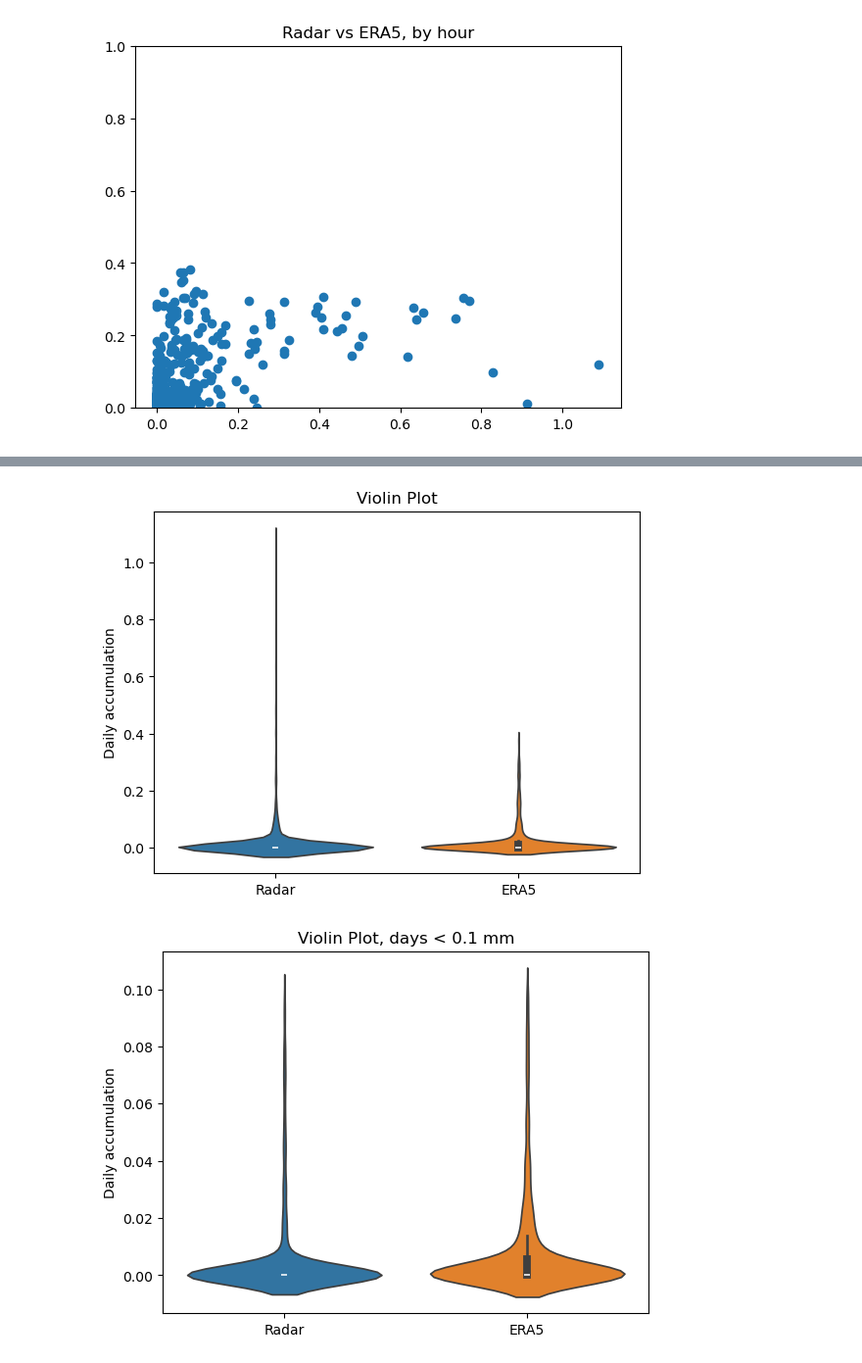
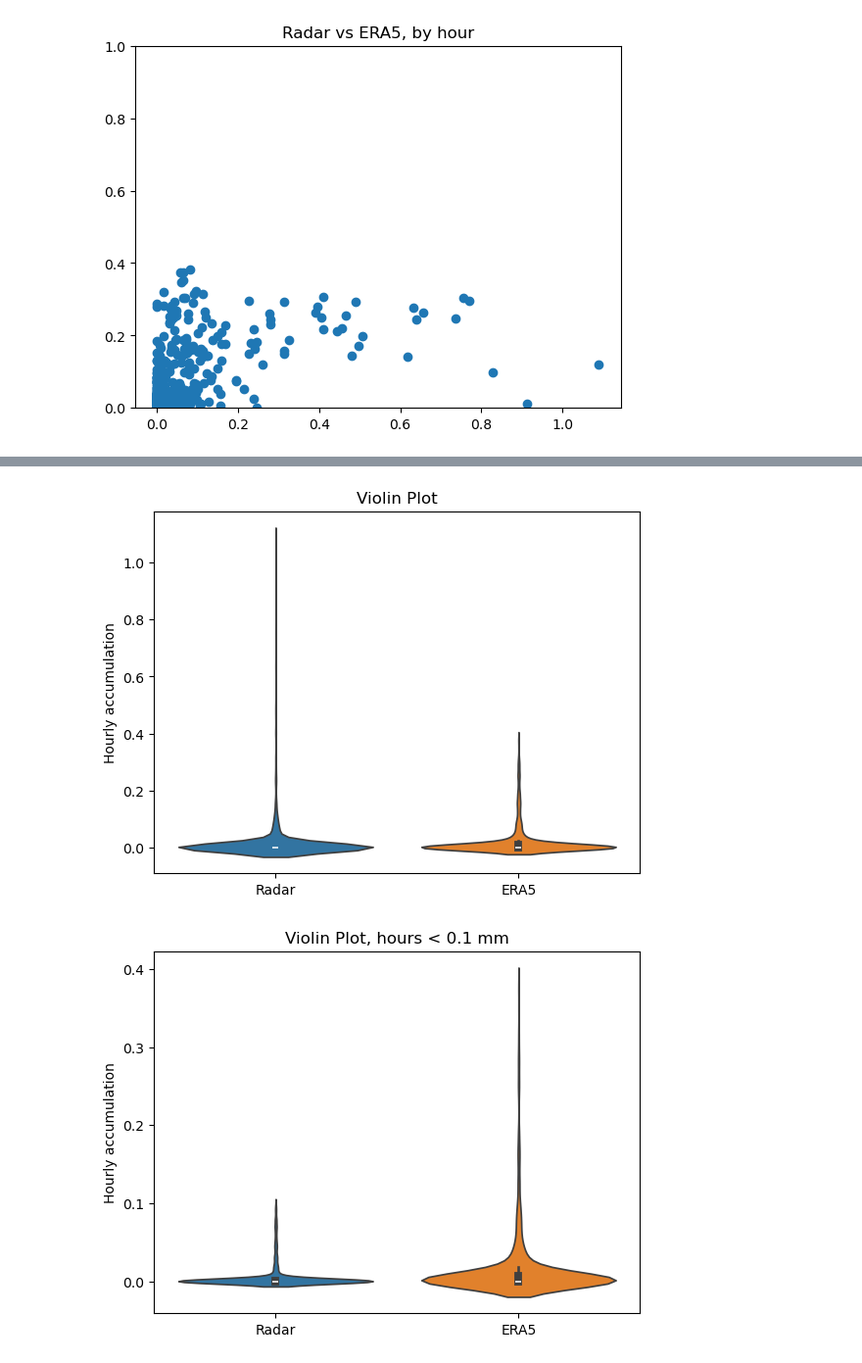
Before and after one commit to Troll-Observing-Network/neumayer-snowfall, a Jupyter notebook: TrollMarchAccum.ipynb, the cells around one changed output, grey strips where cells are left out. Shown at 98% size. Drawn from its saved outputs; the diff is of its cells as text; code cells hidden in the pictures.

```diff
--- a/TrollMarchAccum.ipynb
+++ b/TrollMarchAccum.ipynb
@@ -577,17 +676,17 @@ data = [radar_fullhour_array, c]
 sns.violinplot(data=data)
 plt.xticks([0, 1], ['Radar', 'ERA5'])
 plt.title("Violin Plot")
-plt.ylabel("Daily accumulation")
+plt.ylabel("Hourly accumulation")
 plt.show()
 # %% [output]
-[figure, old version]
+[figure, new version]
 # %%
-data = [radar_fullhour_array[np.where(radar_fullhour_array < 0.1)], c[np.where(c < 0.1)]]
+data = [radar_fullhour_array[np.where(radar_fullhour_array < 0.1)], c[np.where(radar_fullhour_array < 0.1)]]
 
 sns.violinplot(data=data)
 plt.xticks([0, 1], ['Radar', 'ERA5'])
-plt.title("Violin Plot, days < 0.1 mm")
-plt.ylabel("Daily accumulation")
+plt.title("Violin Plot, hours < 0.1 mm")
+plt.ylabel("Hourly accumulation")
 plt.show()
 # %% [output]
-[figure, old version]
+[figure, new version]
```
Also changed, not shown: parts of 19 cells of this notebook, 6 other files.
